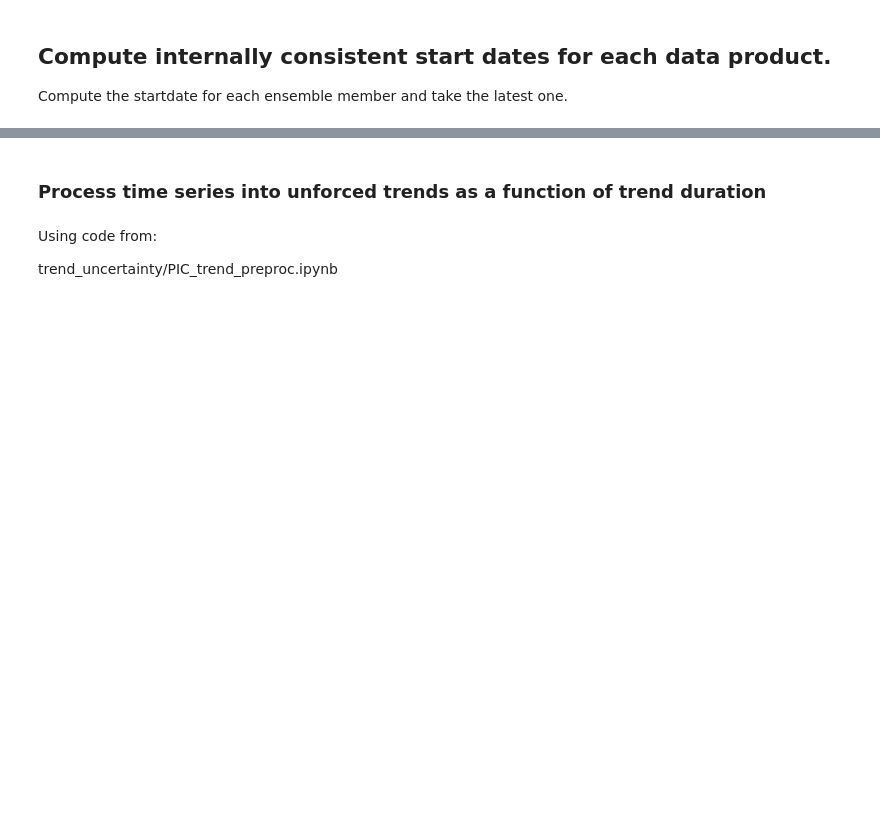
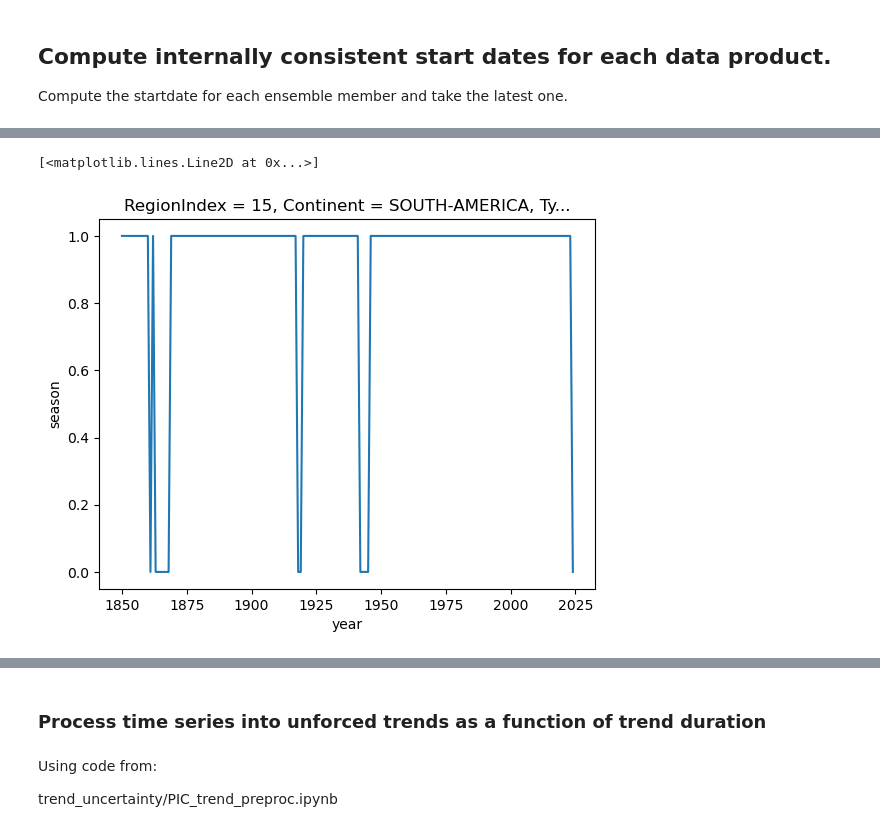
Before and after one commit to jshaw35/internalvar-vs-obsunc, a Jupyter notebook: preprocess_obs2/preprocess3.5_obsIPCC_identifystartdate.ipynb, the cells around one changed output, grey strips where cells are left out. Drawn from its saved outputs; the diff is of its cells as text; code cells hidden in the pictures; blank space fills up the shorter version.

```diff
--- a/preprocess_obs2/preprocess3.5_obsIPCC_identifystartdate.ipynb
+++ b/preprocess_obs2/preprocess3.5_obsIPCC_identifystartdate.ipynb
@@ -153,0 +680,6 @@ startyear2 = test_annual["year"].where(not_nans & available_frac_forwardall).min
+# %%
+_gistemp_ds = xr.open_dataset(gistemp_5x5_files[0])[gistemp_tas_var]
+
+# Create mask of available by Nathan's GISTEMP standard but 4 seasons.
+# Require 4 seasons because trends may be influenced by missing seasons.
+_availability_mask = _gistemp_ds.groupby("time.year").map(annual_data, season_threshold=4)
@@ -549,0 +763,4 @@ array([[        nan,         nan,         nan,         nan,         nan,
+# %%
+gistemp_tas_var = 'tas'
+hadcrut5_tas_var = 'tas'
+dcent_unfilled_tas_var = "temperature"
@@ -549,0 +1137,25 @@ array([[        nan,         nan,         nan,         nan,         nan,
+# %%
+fillvalue = 2100
+hadcrut5_startyear_list = []
+for i, _file in enumerate(hadcrut5_files):
+    print(i, end=" ")
+    _hadcrut5_ds = xr.open_dataset(_file)[hadcrut5_tas_var]
+
+    # Create mask of available by Nathan's GISTEMP standard but 4 seasons.
+    # Require 4 seasons because trends may be influenced by missing seasons.
+    _availability_mask = _hadcrut5_ds.groupby("time.year").map(annual_data, season_threshold=4)
+    _realization_startyears = startyear_gaplength(
+        _availability_mask,
+        maxgap=5,
+        fillvalue=fillvalue, # Mask nans into reals so that the quantile operation works later.
+    )
+
+    hadcrut5_startyear_list.append(_realization_startyears)
+    break
+
+del _hadcrut5_ds
+hadcrut5_startyears2 = xr.concat(hadcrut5_startyear_list, dim="realization")
+hadcrut5_startyear_mid2 = hadcrut5_startyears2.quantile(0.5, dim="realization")
+hadcrut5_startyear_mid2 = hadcrut5_startyear_mid2.where(hadcrut5_startyear_mid2 != fillvalue)
+hadcrut5_startyear_final2 = xr.where(hadcrut5_startyear_mid2 > 1900, hadcrut5_startyear_mid2, 1900)
+del hadcrut5_startyear_mid2
@@ -549,0 +1292,5 @@ array([[        nan,         nan,         nan,         nan,         nan,
+# %%
+_temp_mask.sel(RegionIndex=15).plot()
+# %% [output]
+[<matplotlib.lines.Line2D at 0x...>]
+[figure, added]
```
Also changed, not shown: parts of 112 cells of this notebook.
